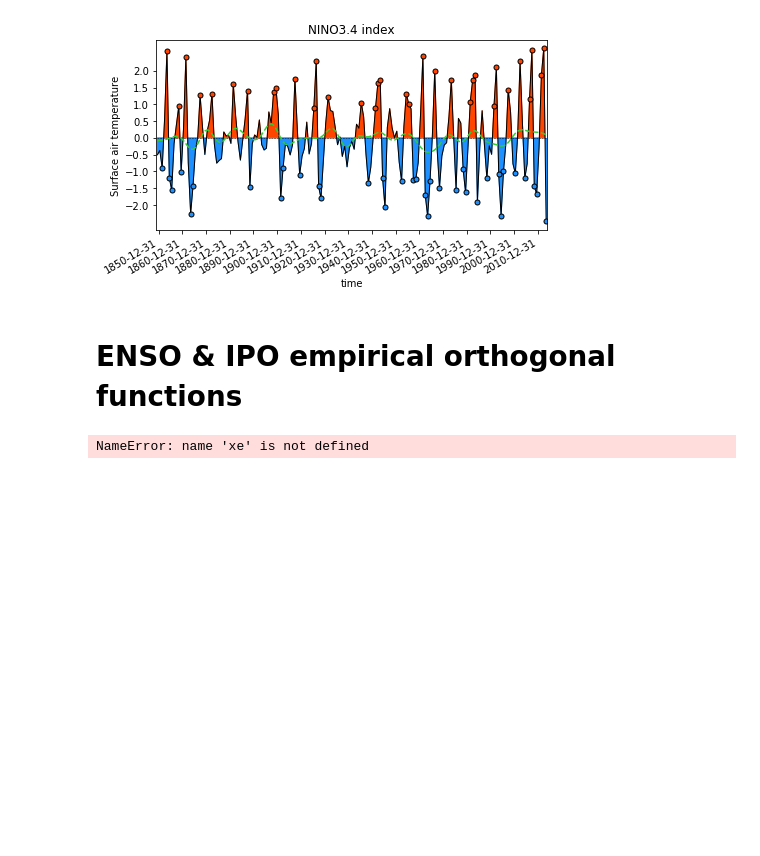
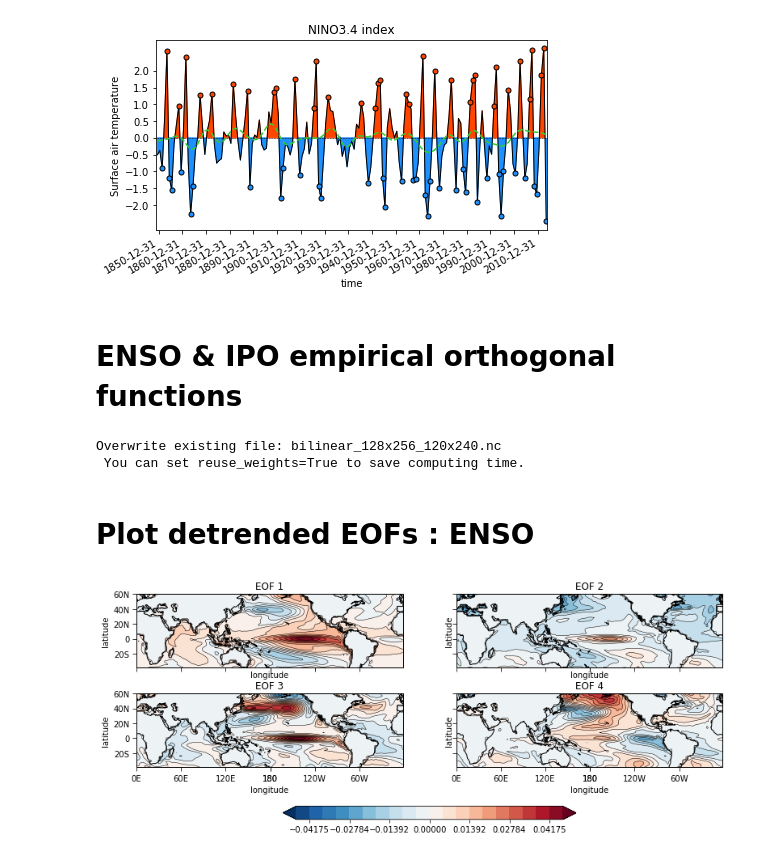
Before and after one commit to fanchic/pangeo, a Jupyter notebook: xarray climate toolbox.ipynb, the cells around one changed output. Cells and saved outputs as stored; diff of their text form; code cells hidden in the pictures; blank space fills up the shorter version.

```diff
--- a/xarray climate toolbox.ipynb
+++ b/xarray climate toolbox.ipynb
@@ -142,9 +140,9 @@ plt.savefig('nino3.4.png', orientation='portrait', bbox_inches="tight", dpi = 20
 # Regrid
 grid_out = xr.Dataset({'lat': (['lat'], np.arange(-90, 90, 1.5)), 'lon': (['lon'], np.arange(0, 360, 1.5))})
 
-regridder = xe.Regridder(ts, grid_out, 'bilinear')
+regridder = xe.Regridder(tas, grid_out, 'bilinear')
 tas_regrid = regridder(tas['tas'])
-tas_regrid
 # %% [output]
-NameError: name 'xe' is not defined
+Overwrite existing file: bilinear_128x256_120x240.nc
+ You can set reuse_weights=True to save computing time.
 # %%
@@ -167,0 +172,72 @@ anomaly_jundec_detrend_masked = anomaly_jundec_detrend.where(maske == 0, 0)
+# %%
+# eofs for low pass filtered
+solver_lowpass = Eof(anomaly_jundec_lowpass_masked)
+pcs_lowpass = solver_lowpass.pcs(npcs=4)
+eofs_lowpass = solver_lowpass.eofs(neofs=4)
+eigenvalue1_lowpass = solver_lowpass.eigenvalues(neigs=4)
+variance_fractions_lowpass = solver_lowpass.varianceFraction(neigs=4)
+# eof for raw detrended data
+solver = Eof(anomaly_jundec_detrend_masked)
+pcs = solver.pcs(npcs=4)
+eofs = solver.eofs(neofs=4)
+eigenvalue1 = solver.eigenvalues(neigs=4)
+variance_fractions = solver.varianceFraction(neigs=4)
+# %% [markdown]
+# Plot detrended EOFs : ENSO
+# %%
+fig, ax = plt.subplots(2, 2, figsize=(13,4),subplot_kw=dict(projection=ccrs.PlateCarree(central_longitude=180.0)),sharex = True, sharey = True)
+ax = ax.flatten()
+
+cmap = plt.get_cmap('RdBu_r')
+
+maxi = np.max([abs(eofs.min()),eofs.max()])
+vmin = -maxi
+vmax = maxi
+nb_interval = 20
+projection=ccrs.PlateCarree()
+sature_minmax='both'
+add_contour_lines = True
+title = 'EOF'+str(itr+1)
+coastlines = True
+colorbar = True
+colorbar_orientation = 'vertical'
+shrink=1
+limits = (-180,179.9,-40,60)
+xaxis_interval = 60
+yaxis_interval = 20
+
+for itr,axi in enumerate(ax) :
+
+    cf = eofs.sel(mode=itr).plot.contourf(ax=axi, levels=np.linspace(vmin , vmax , nb_interval + 1), cmap=cmap,
+                      transform=projection, extend=sature_minmax, add_colorbar = False)
+
+    if add_contour_lines :
+        eofs.sel(mode=itr).plot.contour(ax=axi,levels=np.linspace(vmin , vmax , nb_interval + 1),
+                     transform=projection, extend=sature_minmax, colors = 'black', linestyles = '-', linewidths = 0.5, add_colorbar = False)
+
+    axi.set_title('EOF %s' % (itr+1))
+
+    if coastlines :
+        axi.coastlines(linewidth=1.)
+
+    if axi.projection.__class__ != ccrs.Robinson().__class__ :
+        if limits == None :
+            limits = (min(longitude.values),max(longitude.values),min(latitude.values),max(latitude.values))
+        axi.set_xticks(np.arange(limits[0],limits[1]+1,xaxis_interval), crs=ccrs.PlateCarree())
+        axi.set_yticks(np.arange(limits[2],limits[3]+1,yaxis_interval), crs=ccrs.PlateCarree())
+        lon_formatter = LongitudeFormatter(zero_direction_label=True, degree_symbol='')
+        lat_formatter = LatitudeFormatter(degree_symbol='')
+        axi.xaxis.set_major_formatter(lon_formatter)
+        axi.yaxis.set_major_formatter(lat_formatter)
+        axi.tick_params(direction = 'out', length = 5)
+        axi.set_aspect('equal', 'box')
+        axi.set_xlabel('longitude')
+        axi.set_ylabel('latitude')
+
+cbar = fig.colorbar(cf,ax = ax, orientation = 'horizontal',extendfrac='auto', shrink=0.5, anchor=(0.5,-4))
+plt.subplots_adjust(hspace=0.3)
+
+#plt.tight_layout()
+#plt.savefig('eofs.png', orientation='landscape',dpi=100)
+# %% [output]
+[figure, added]
```
Also changed, not shown: parts of 5 cells of this notebook.
